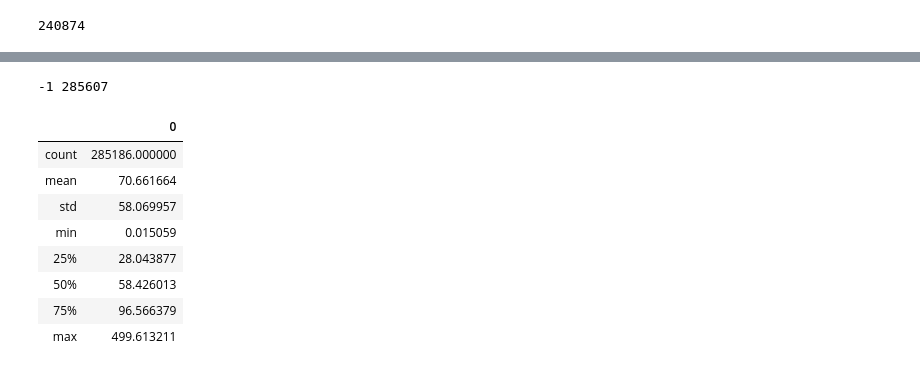
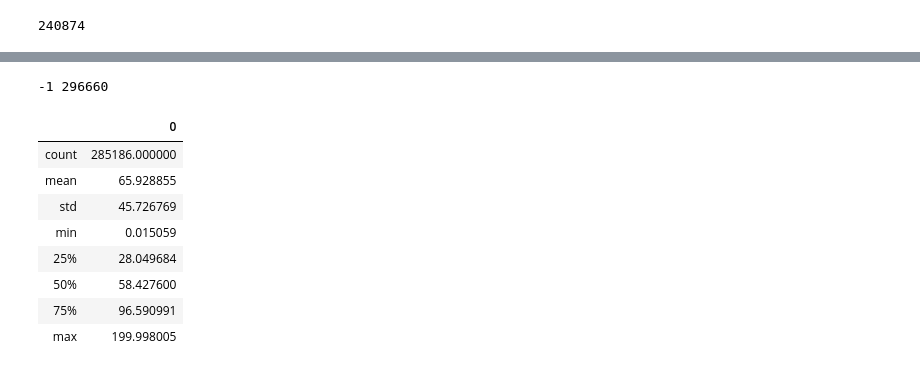
Before and after one commit to cristianomonteiro/RoadNetworkPreprocessing, a Jupyter notebook: buildingOptimizationGraphs.ipynb, the cells around one changed output, grey strips where cells are left out. Drawn from its saved outputs; the diff is of its cells as text; code cells hidden in the pictures.

```diff
--- a/buildingOptimizationGraphs.ipynb
+++ b/buildingOptimizationGraphs.ipynb
@@ -94,7 +94,7 @@ def splitEdges(precision=1, maxDistance=None):
 
             newLength += 1
 
-        reBuildGraph(G, edgesHeap, firstSplit)
+        #reBuildGraph(G, edgesHeap, firstSplit)
 
     lengths = sorted([-1 * item[0] for item in edgesHeap])
 
@@ -123,19 +133,19 @@ KeyboardInterrupt:
 # %%
-data, newLength = splitEdges(maxDistance=500)
+data, newLength = splitEdges(maxDistance=200)
 print(-1, newLength)
-kdfDistance = ks.DataFrame(data)
+kdfDistance = pd.DataFrame(data)
 kdfDistance.describe()
 # %% [output]
--1 285607
+-1 296660
 |  | 0 |
 | count | 285186.000000 |
-| mean | 70.661664 |
-| std | 58.069957 |
+| mean | 65.928855 |
+| std | 45.726769 |
 | min | 0.015059 |
-| 25% | 28.043877 |
-| 50% | 58.426013 |
-| 75% | 96.566379 |
-| max | 499.613211 |
+| 25% | 28.049684 |
+| 50% | 58.427600 |
+| 75% | 96.590991 |
+| max | 199.998005 |
 # %%
 def formatFloat(value):
     numDecimaPlaces = 4
```
Also changed, not shown: parts of 3 cells of this notebook.
